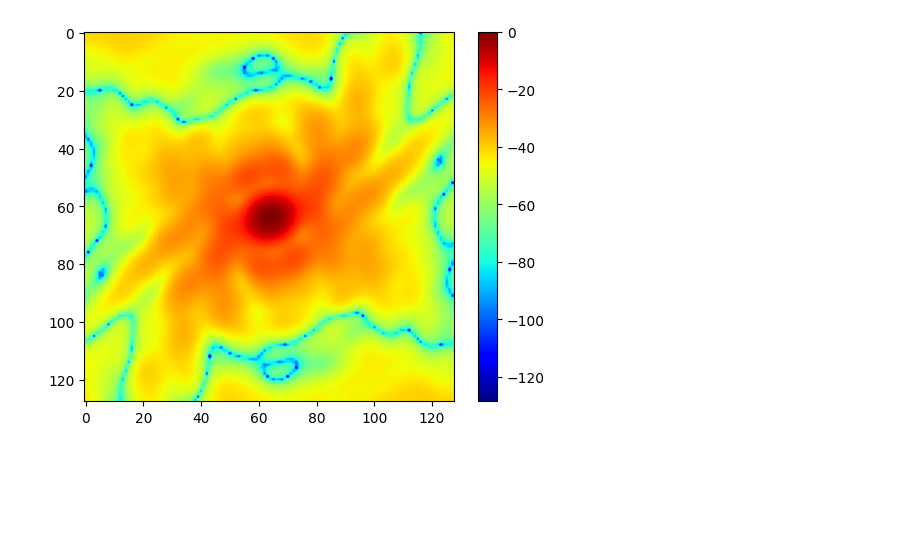
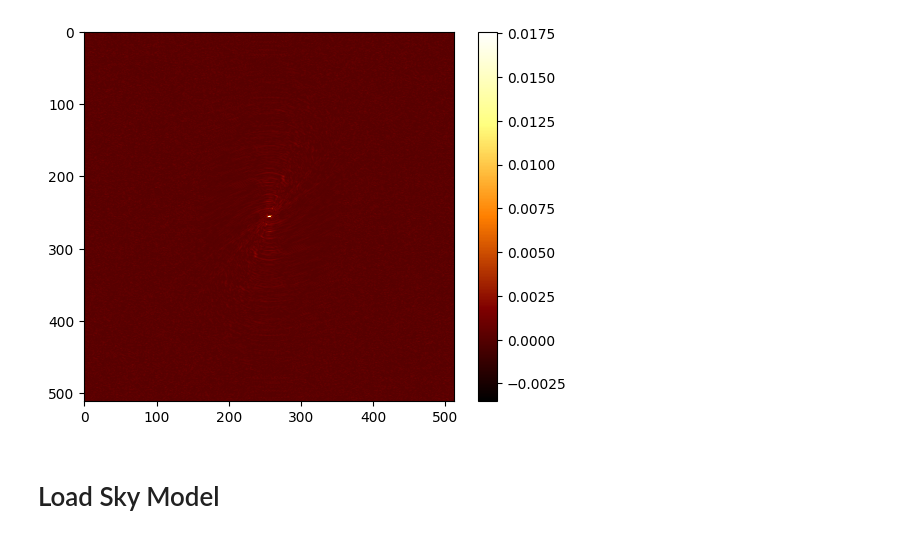
Before and after one commit to CentofantiEze/array-opt, a Jupyter notebook: notebooks/antenna_array.ipynb, the cells around one changed output. Saved outputs shown, nothing was run; the diff lists cells and outputs as text; code cells hidden in the pictures; blank space fills up the shorter version.

Commit message:
Incorporate observation model to the development notebook.

```diff
--- a/notebooks/antenna_array.ipynb
+++ b/notebooks/antenna_array.ipynb
@@ -69,11 +9,0 @@ def plot_uv_plane(visibilities, n_baselines=None):
-# %%
-def plot_beam(uv_plane, pad = 10, crop=32):
-    crop = int(crop/2)
-    uv_pad = np.pad(uv_plane, ((pad,pad),(pad,pad)), 'constant')
-    beam_full = np.absolute(np.fft.fft2(uv_pad))
-    beam_crop = np.delete(np.delete(beam_full,range(crop,len(beam_full)-crop),1), range(crop,len(beam_full)-crop), 0)
-    plt.imshow(10*np.log(np.fft.fftshift(beam_crop)),cmap='jet')
-    # plt.imshow(np.fft.fftshift(beam_crop),norm='log',cmap='jet')
-    plt.colorbar()
-
-    plt.show()
@@ -121,6 +175,7 @@ plt.show()
-# %%
-pad = 256
-beam_crop = uv_dim
-plot_beam(uv_plane, pad, beam_crop)
-# %% [output]
-[figure, removed]
+# %%
+beam = get_beam(uv_plane_mask)
+plot_beam(beam)
+# %% [output]
+[figure, added]
+# %% [markdown]
+# Load Sky Model
```
Also changed, not shown: parts of 25 cells of this notebook.
